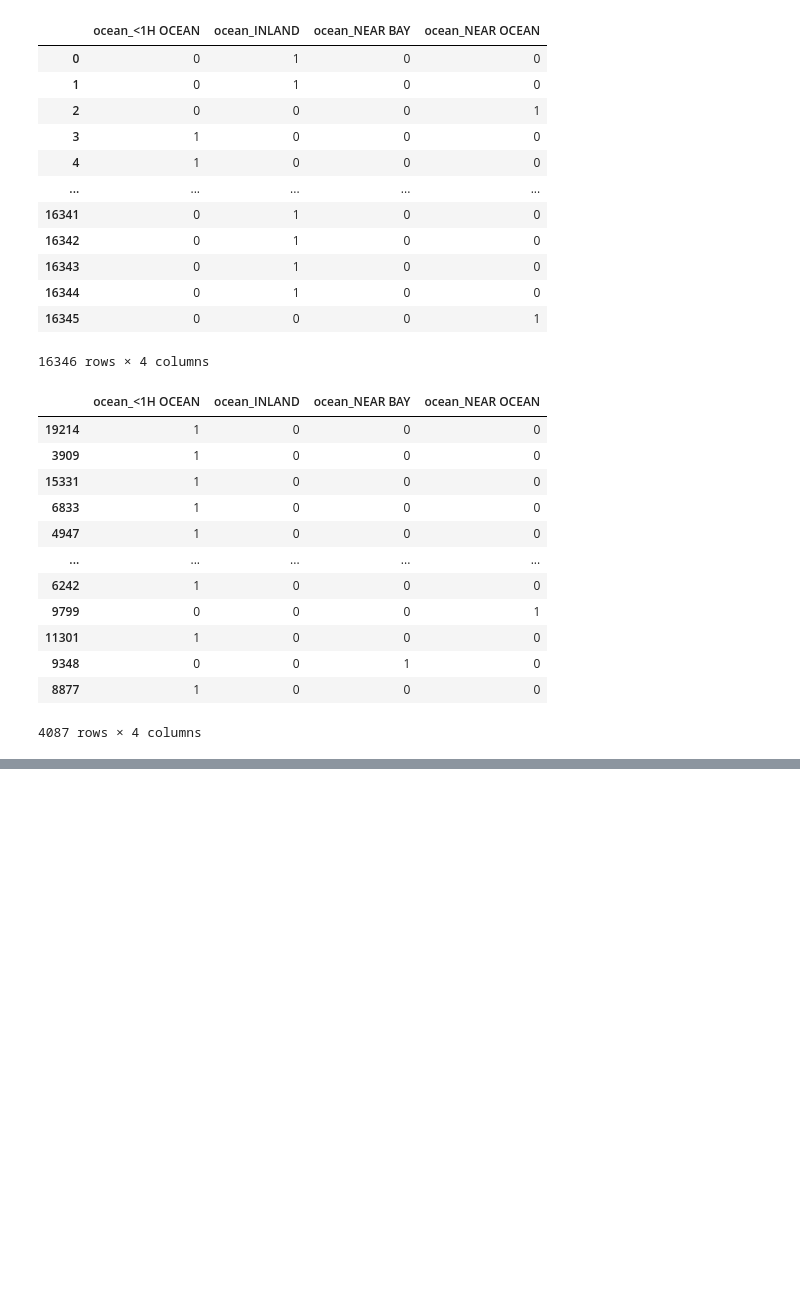
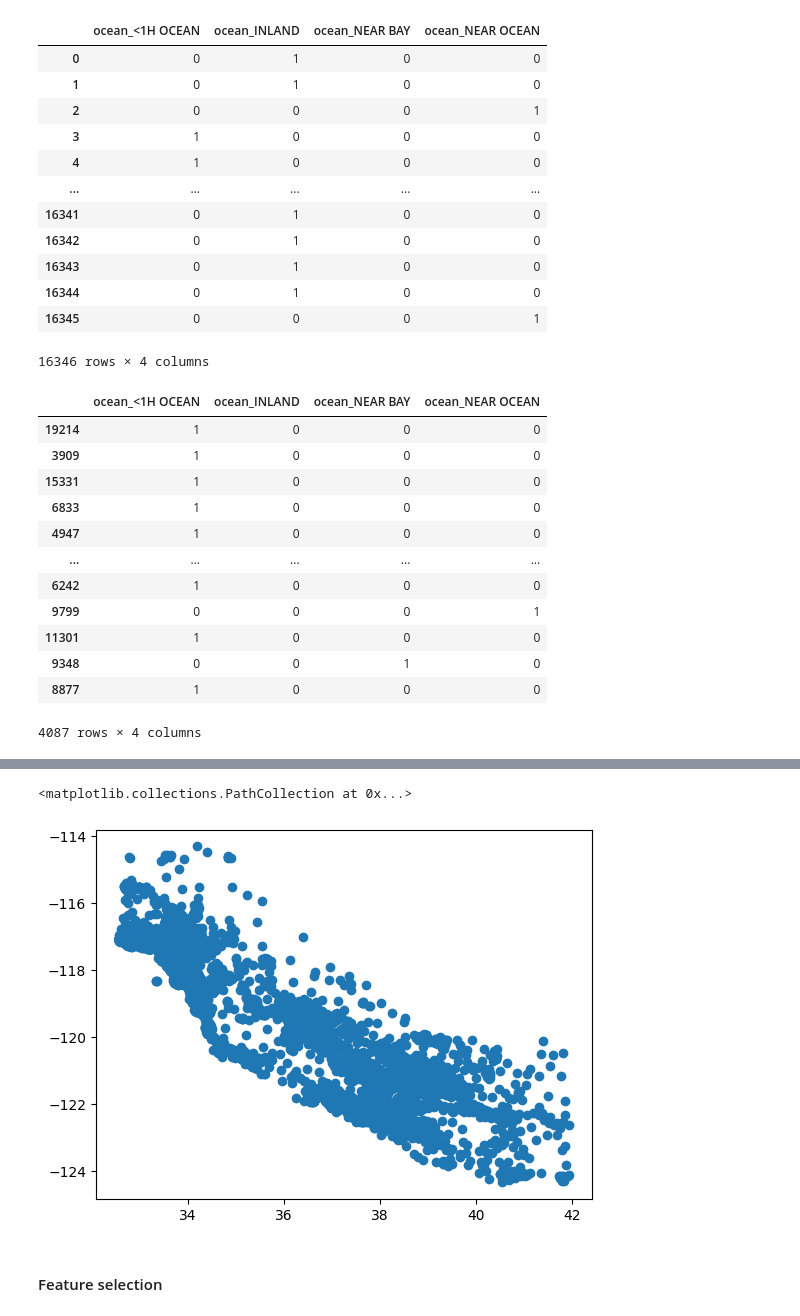
Before and after one commit to Alireza2317/feature_engineering, a Jupyter notebook: feature_engineering.ipynb, the cells around one changed output, grey strips where cells are left out. Saved outputs shown, nothing was run; the diff lists cells and outputs as text; code cells hidden in the pictures; blank space fills up the shorter version.

```diff
--- a/feature_engineering.ipynb
+++ b/feature_engineering.ipynb
@@ -382,0 +390,4 @@ See the caveats in the documentation: https://pandas.pydata.org/pandas-docs/stab
+# %%
+train_df['age_under_30'] = (train_df['housing_median_age'] < 30).astype(pd.Int8Dtype())
+train_df.drop('housing_median_age', axis=1, inplace=True)
+train_df
@@ -382,0 +426,13 @@ See the caveats in the documentation: https://pandas.pydata.org/pandas-docs/stab
+# %%
+# just for fun
+
+coordinates_x = train_df['latitude'].to_numpy()
+coordinates_y = train_df['longitude'].to_numpy()
+
+
+plt.scatter(coordinates_x, coordinates_y)
+# %% [output]
+<matplotlib.collections.PathCollection at 0x...>
+[figure, added]
+# %% [markdown]
+#### Feature selection
```
Also changed, not shown: parts of 20 cells of this notebook.
